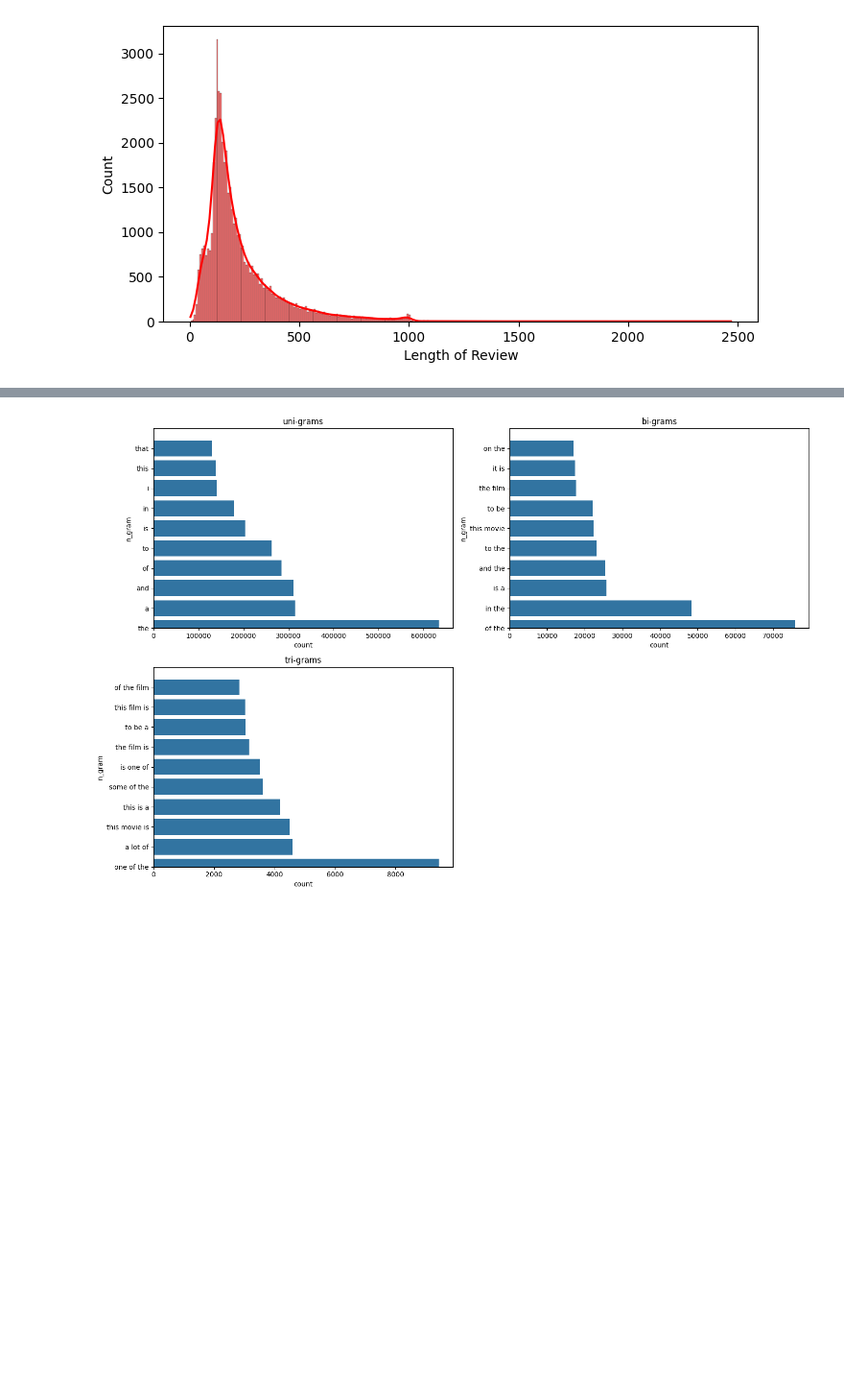
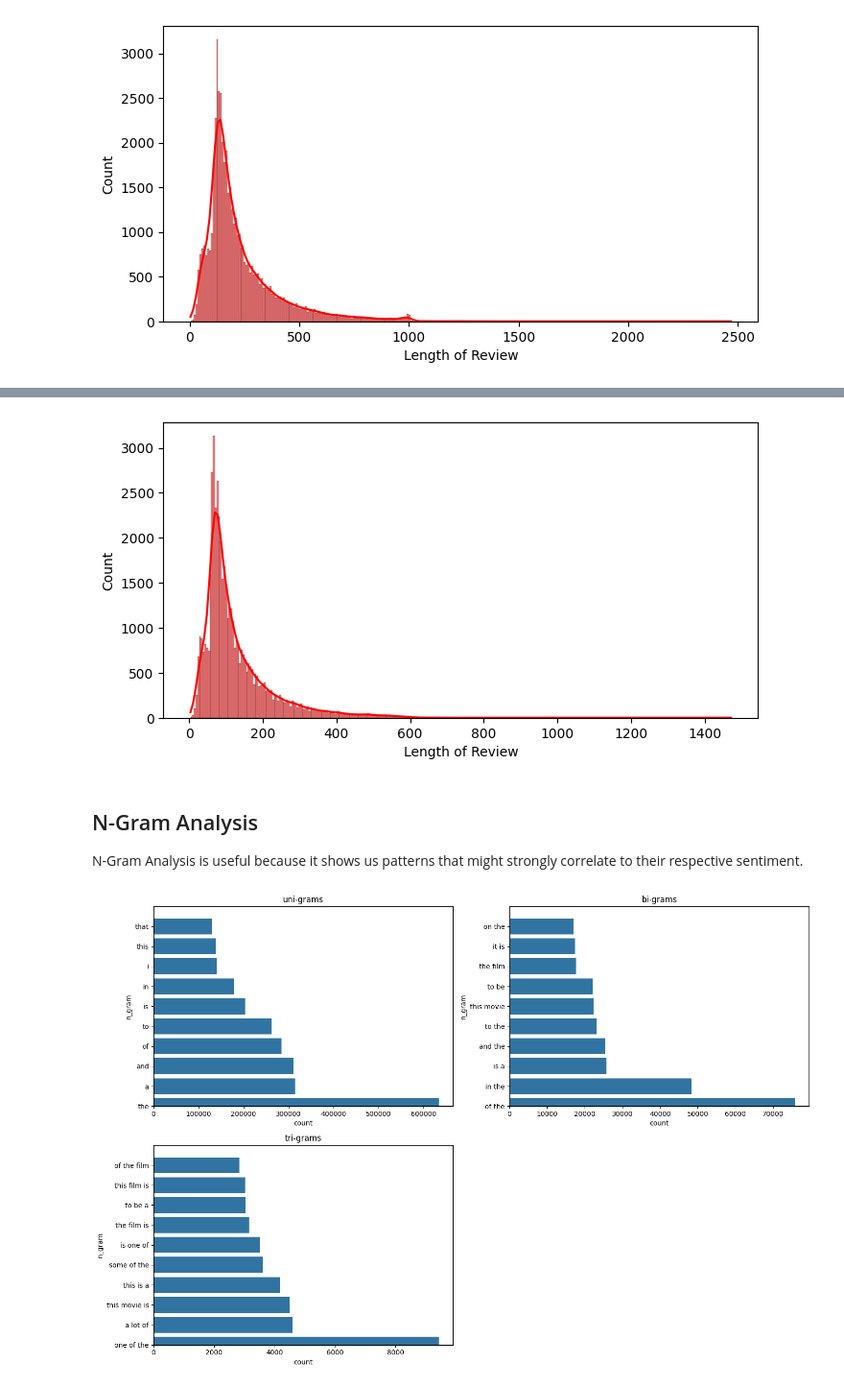
Before and after one commit to MohamedRahimm/torch-ML, a Jupyter notebook: NLP/model/EDA.ipynb, the cells around one changed output, grey strips where cells are left out. Shown at 96% size. Cells and saved outputs as stored; diff of their text form; code cells hidden in the pictures; blank space fills up the shorter version.

```diff
--- a/NLP/model/EDA.ipynb
+++ b/NLP/model/EDA.ipynb
@@ -71,3 +80,27 @@ plt.show()
+# %%
+from nltk.corpus import stopwords
+
+stop_words = set(stopwords.words("english"))
+lengths = []
+
+for review in reviews:
+    split = review.lower().split()
+    review_len = 0
+    for word in split:
+        if(word not in stop_words):
+            review_len +=1
+    lengths.append(review_len)
+
+plt.rcParams["figure.figsize"] = (8,4)
+sns.histplot(lengths,color="red",kde=True)
+plt.xlabel("Length of Review")
+plt.show()
+# %% [output]
+[figure, added]
+# %% [markdown]
+## N-Gram Analysis
+
+N-Gram Analysis is useful because it shows us patterns that might strongly correlate to their respective sentiment.
 # %%
 from collections import Counter
 import seaborn as sns
```
Also changed, not shown: parts of 11 cells of this notebook.
